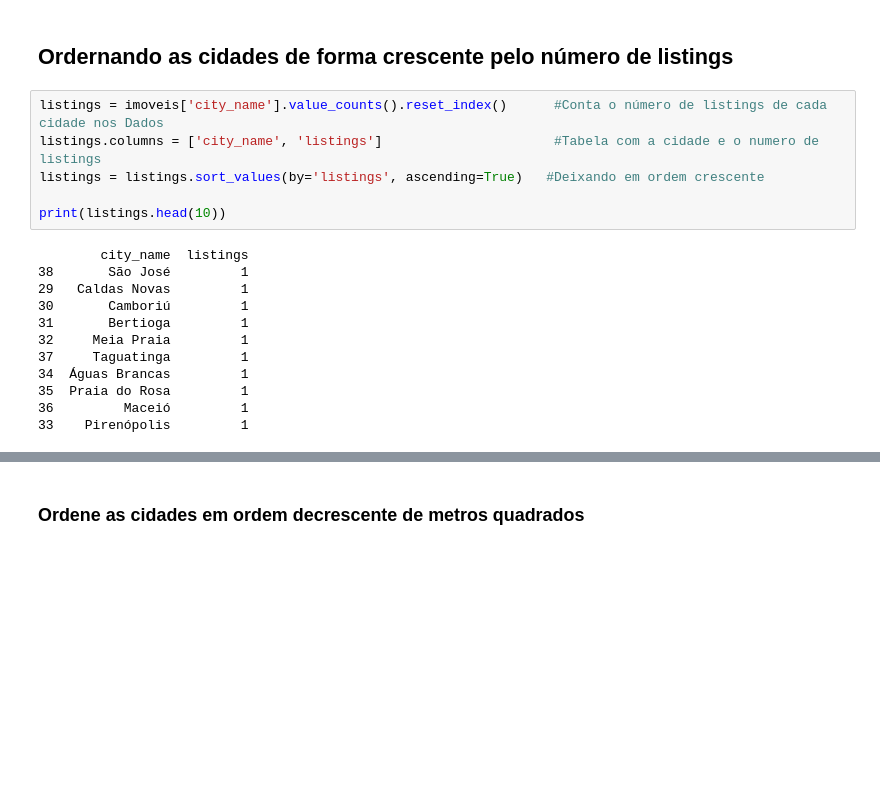
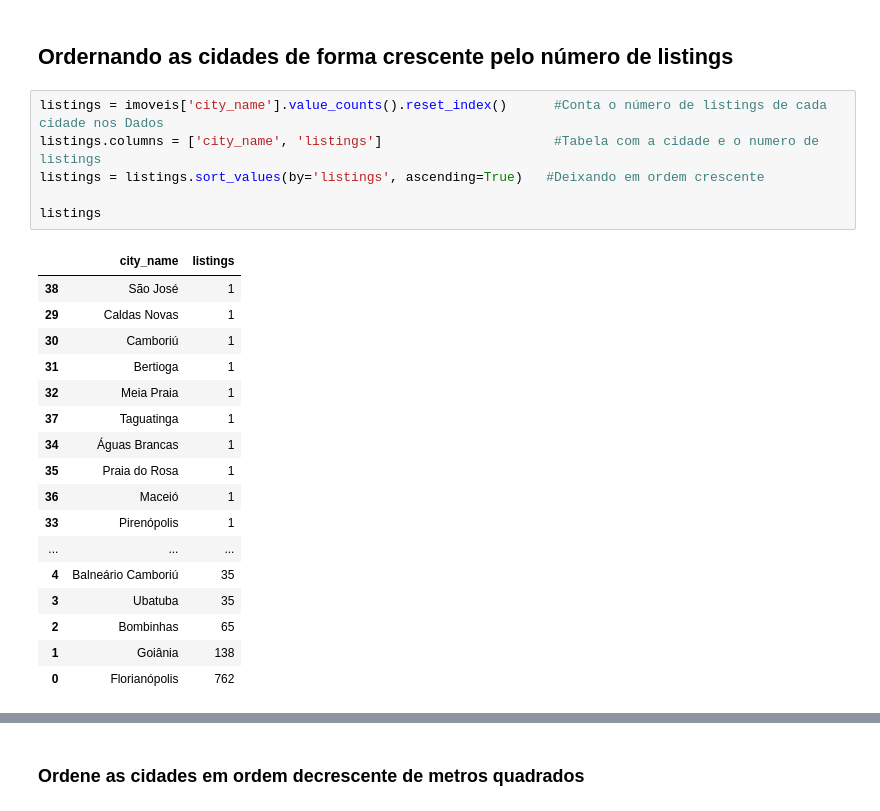
Before and after one commit to JoaoADAP/seazone-data-challenge, a Jupyter notebook: seazone-data-challenge.ipynb, the cells around one changed output, grey strips where cells are left out. Drawn from its saved outputs; the diff is of its cells as text; blank space fills up the shorter version.

```diff
--- a/seazone-data-challenge.ipynb
+++ b/seazone-data-challenge.ipynb
@@ -48,19 +48,25 @@ imoveis = pd.merge(details_filtrado, ratings_filtrado, on='hotel_id')   #Juntand
 # %%
 listings = imoveis['city_name'].value_counts().reset_index()      #Conta o número de listings de cada cidade nos Dados
 listings.columns = ['city_name', 'listings']                      #Tabela com a cidade e o numero de listings
 listings = listings.sort_values(by='listings', ascending=True)   #Deixando em ordem crescente
 
-print(listings.head(10))
+listings
 # %% [output]
-        city_name  listings
-38       São José         1
-29   Caldas Novas         1
-30       Camboriú         1
-31       Bertioga         1
-32     Meia Praia         1
-37     Taguatinga         1
-34  Águas Brancas         1
-35  Praia do Rosa         1
-36         Maceió         1
-33    Pirenópolis         1
+|  | city_name | listings |
+| 38 | São José | 1 |
+| 29 | Caldas Novas | 1 |
+| 30 | Camboriú | 1 |
+| 31 | Bertioga | 1 |
+| 32 | Meia Praia | 1 |
+| 37 | Taguatinga | 1 |
+| 34 | Águas Brancas | 1 |
+| 35 | Praia do Rosa | 1 |
+| 36 | Maceió | 1 |
+| 33 | Pirenópolis | 1 |
+| ... | ... | ... |
+| 4 | Balneário Camboriú | 35 |
+| 3 | Ubatuba | 35 |
+| 2 | Bombinhas | 65 |
+| 1 | Goiânia | 138 |
+| 0 | Florianópolis | 762 |
 # %%
```
Also changed, not shown: parts of 13 cells of this notebook.
